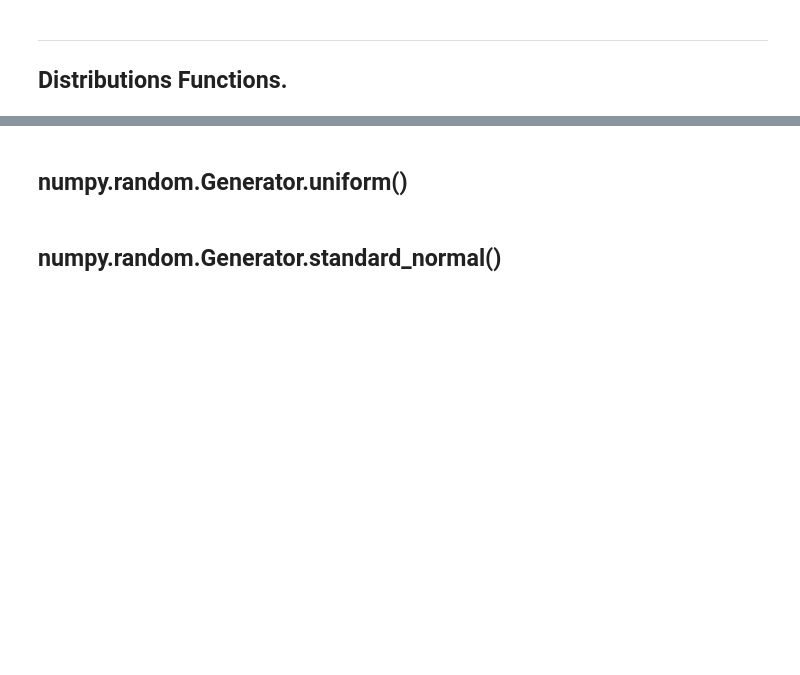
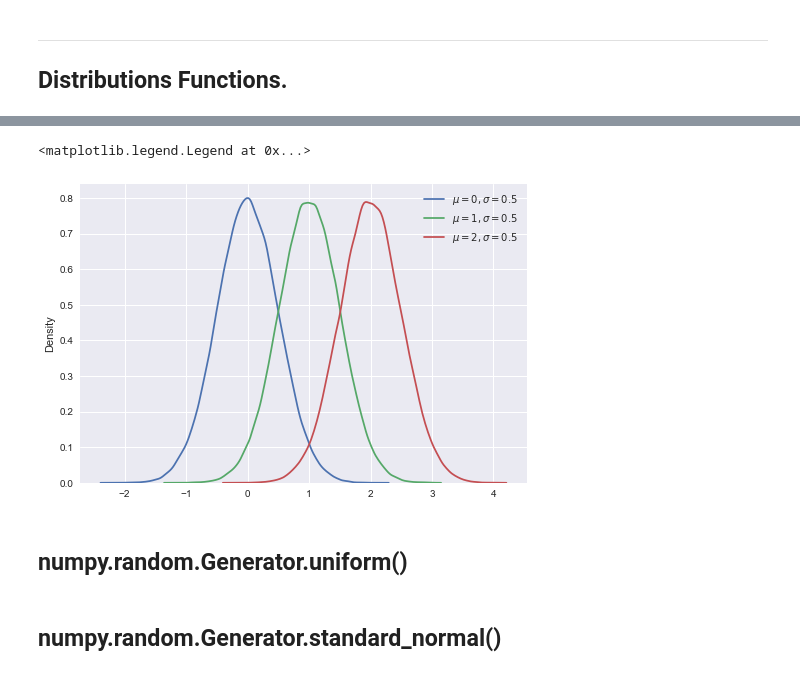
Before and after one commit to fionnmccarthy/ProgDA_Assignment, a Jupyter notebook: numpy-random.ipynb, the cells around one changed output, grey strips where cells are left out. Cells and saved outputs as stored; diff of their text form; code cells hidden in the pictures; blank space fills up the shorter version.

```diff
--- a/numpy-random.ipynb
+++ b/numpy-random.ipynb
@@ -483,3 +526,17 @@ plt.show()
+# %%
+# By altering the mean (loc) we shift the plot along the x-axis and teh plot stays teh same if the standard deviation is constant.
+n4 = rng.normal(loc=0, scale=0.5, size=100000)
+n5 = rng.normal(loc=1, scale=0.5, size=100000)
+n6 = rng.normal(loc=2, scale=0.5, size=100000)
+
+sns.kdeplot(n4)
+sns.kdeplot(n5)
+sns.kdeplot(n6)
+
+plt.legend(['$\mu = 0,  \sigma = 0.5$', "$\mu = 1,  \sigma = 0.5$", "$\mu = 2,  \sigma = 0.5$"])
+# %% [output]
+<matplotlib.legend.Legend at 0x...>
+[figure, added]
 # %% [markdown]
 ## numpy.random.Generator.uniform()
 # %% [markdown]
```
Also changed, not shown: parts of 40 cells of this notebook, 1 other file.
